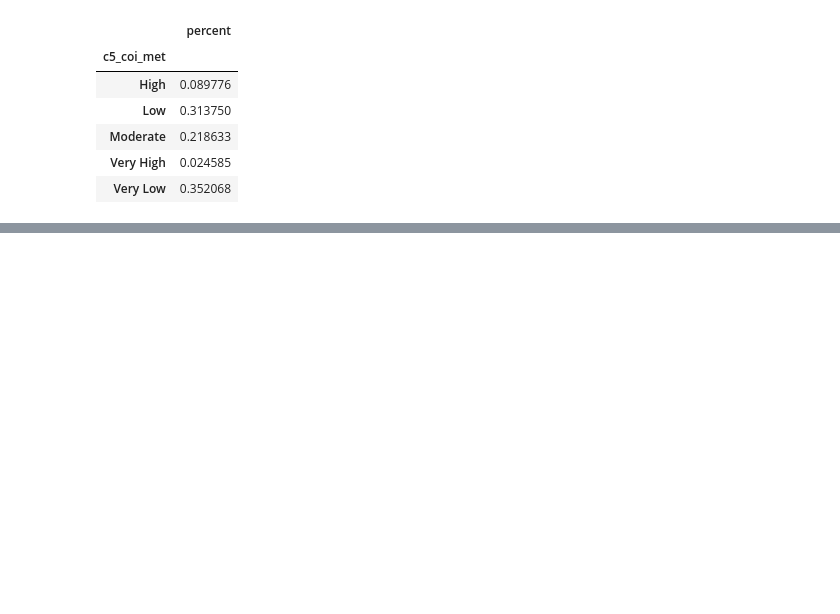
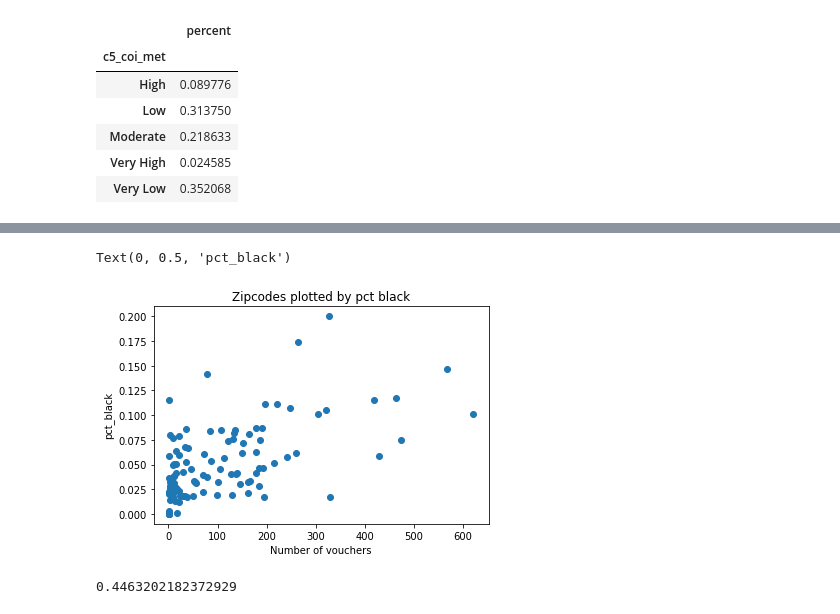
Before and after one commit to amyq96/quick-analyses, a Jupyter notebook: section-8/analyze-voucher-zips.ipynb, the cells around one changed output, grey strips where cells are left out. Drawn from its saved outputs; the diff is of its cells as text; code cells hidden in the pictures; blank space fills up the shorter version.

```diff
--- a/section-8/analyze-voucher-zips.ipynb
+++ b/section-8/analyze-voucher-zips.ipynb
@@ -321,0 +325,13 @@ vouchers_coi.groupby('c5_coi_met').agg({'percent':'sum'})
+# %%
+plt.scatter(vouchers['Number of vouchers'],vouchers['pct_black'])
+plt.title('Zipcodes plotted by pct black')
+plt.xlabel('Number of vouchers')
+plt.ylabel('pct_black')
+# %% [output]
+Text(0, 0.5, 'pct_black')
+[figure, added]
+# %%
+#hispanic
+vouchers['pct_hispanic'].corr(vouchers['Number of vouchers'])
+# %% [output]
+0.4463202182372929
```
Also changed, not shown: parts of 30 cells of this notebook.
